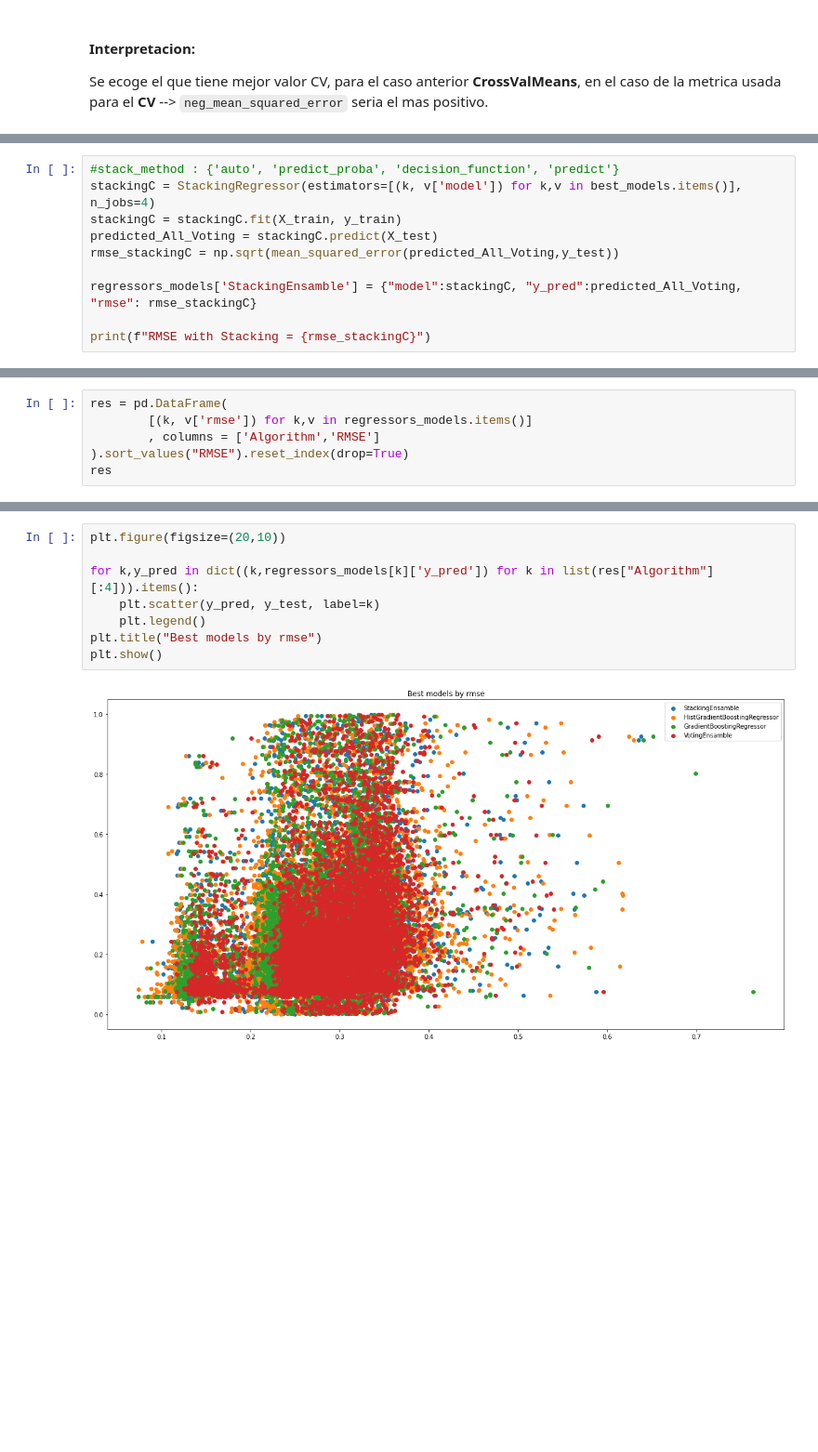
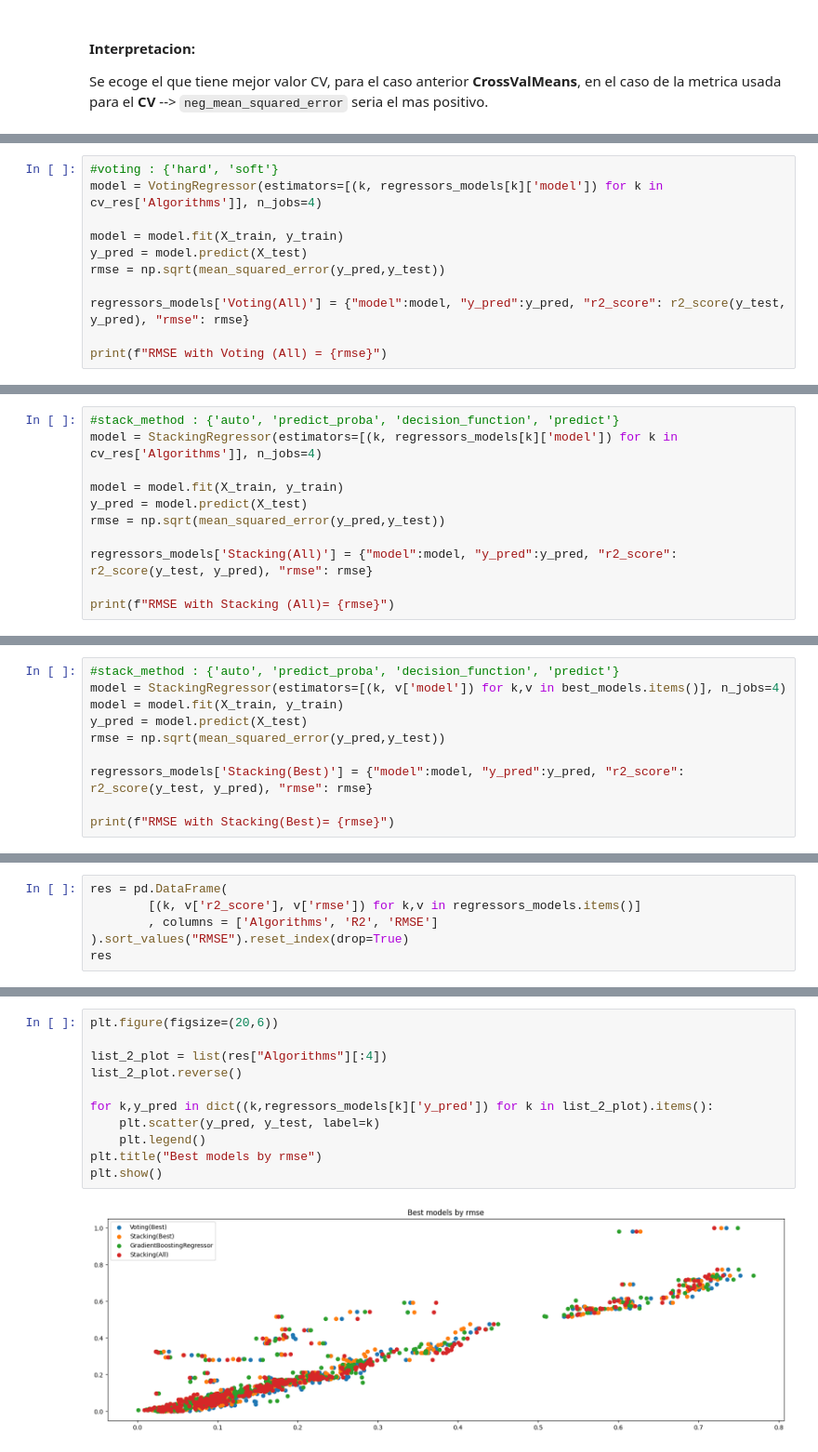
Before and after one commit to dherrerambo/analisis-de-datos-avanzados, a Jupyter notebook: Clase 8 - Ensamble Models/Tarea8.ipynb, the cells around one changed output, grey strips where cells are left out. Shown at 93% size. Cells and saved outputs as stored; diff of their text form; blank space fills up the shorter version.

```diff
--- a/Clase 8 - Ensamble Models/Tarea8.ipynb
+++ b/Clase 8 - Ensamble Models/Tarea8.ipynb
@@ -218,0 +382,11 @@ RMSE for AdaBoostRegressor = 0.1891654953245159
+# %%
+#voting : {'hard', 'soft'}
+model = VotingRegressor(estimators=[(k, regressors_models[k]['model']) for k in cv_res['Algorithms']], n_jobs=4)
+
+model = model.fit(X_train, y_train)
+y_pred = model.predict(X_test)
+rmse = np.sqrt(mean_squared_error(y_pred,y_test))
+
+regressors_models['Voting(All)'] = {"model":model, "y_pred":y_pred, "r2_score": r2_score(y_test, y_pred), "rmse": rmse}
+
+print(f"RMSE with Voting (All) = {rmse}")
@@ -230,0 +408,11 @@ RMSE with Voting = 0.18172288117086258
+# %%
+#stack_method : {'auto', 'predict_proba', 'decision_function', 'predict'}
+model = StackingRegressor(estimators=[(k, regressors_models[k]['model']) for k in cv_res['Algorithms']], n_jobs=4)
+
+model = model.fit(X_train, y_train)
+y_pred = model.predict(X_test)
+rmse = np.sqrt(mean_squared_error(y_pred,y_test))
+
+regressors_models['Stacking(All)'] = {"model":model, "y_pred":y_pred, "r2_score": r2_score(y_test, y_pred), "rmse": rmse}
+
+print(f"RMSE with Stacking (All)= {rmse}")
@@ -231,11 +421,11 @@ RMSE with Voting = 0.18172288117086258
 # %%
 #stack_method : {'auto', 'predict_proba', 'decision_function', 'predict'}
-stackingC = StackingRegressor(estimators=[(k, v['model']) for k,v in best_models.items()], n_jobs=4)
-stackingC = stackingC.fit(X_train, y_train)
-predicted_All_Voting = stackingC.predict(X_test)
-rmse_stackingC = np.sqrt(mean_squared_error(predicted_All_Voting,y_test))
+model = StackingRegressor(estimators=[(k, v['model']) for k,v in best_models.items()], n_jobs=4)
+model = model.fit(X_train, y_train)
+y_pred = model.predict(X_test)
+rmse = np.sqrt(mean_squared_error(y_pred,y_test))
 
-regressors_models['StackingEnsamble'] = {"model":stackingC, "y_pred":predicted_All_Voting, "rmse": rmse_stackingC}
+regressors_models['Stacking(Best)'] = {"model":model, "y_pred":y_pred, "r2_score": r2_score(y_test, y_pred), "rmse": rmse}
 
-print(f"RMSE with Stacking = {rmse_stackingC}")
+print(f"RMSE with Stacking(Best)= {rmse}")
 # %% [output]
@@ -243,7 +433,7 @@ RMSE with Stacking = 0.18080050676882264
 # %%
 res = pd.DataFrame(
-        [(k, v['rmse']) for k,v in regressors_models.items()]
-        , columns = ['Algorithm','RMSE']
+        [(k, v['r2_score'], v['rmse']) for k,v in regressors_models.items()]
+        , columns = ['Algorithms', 'R2', 'RMSE']
 ).sort_values("RMSE").reset_index(drop=True)
 res
 # %% [output]
@@ -262,11 +457,14 @@ res
 # %%
-plt.figure(figsize=(20,10))
+plt.figure(figsize=(20,6))
 
-for k,y_pred in dict((k,regressors_models[k]['y_pred']) for k in list(res["Algorithm"][:4])).items():
+list_2_plot = list(res["Algorithms"][:4])
+list_2_plot.reverse()
+
+for k,y_pred in dict((k,regressors_models[k]['y_pred']) for k in list_2_plot).items():
     plt.scatter(y_pred, y_test, label=k)
     plt.legend()
 plt.title("Best models by rmse")
 plt.show()
 # %% [output]
-[figure, old version]
+[figure, new version]
 # %%
```
Also changed, not shown: parts of 51 cells of this notebook, 4 other files.
